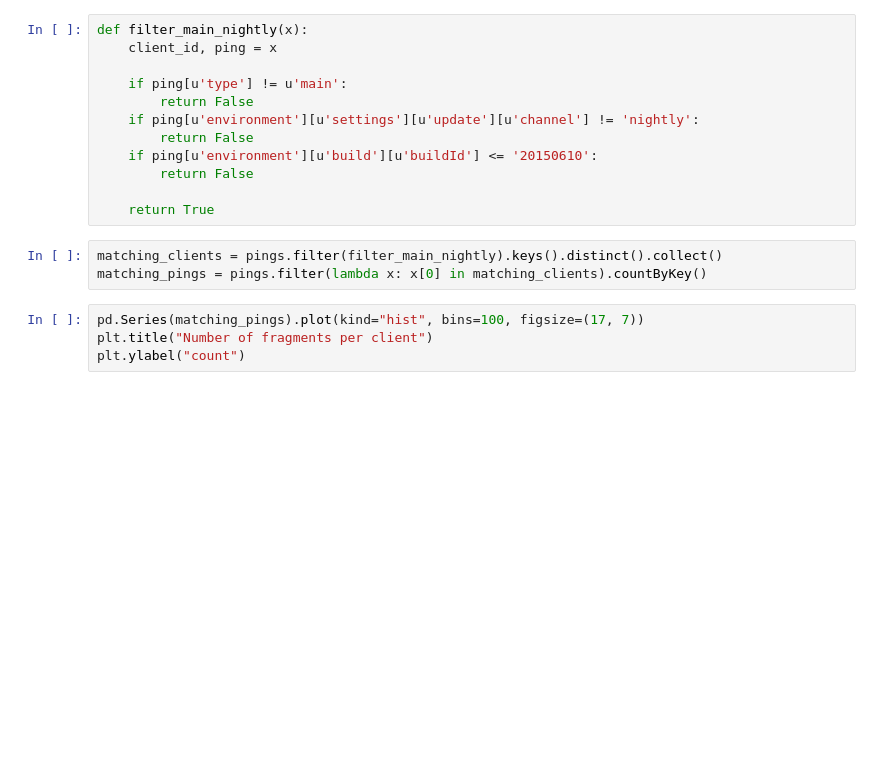
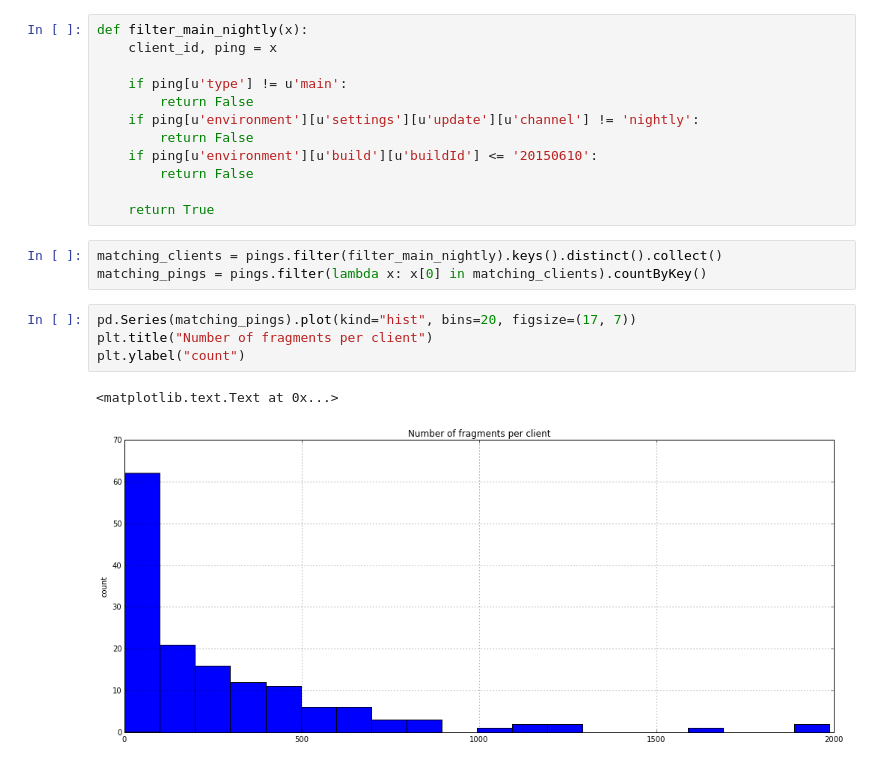
Before and after one commit to mozilla/emr-bootstrap-spark, a Jupyter notebook: Unified Telemetry-FHR Hello World.ipynb, the cells around one changed output. Drawn from its saved outputs; the diff is of its cells as text; blank space fills up the shorter version.

```diff
--- a/Unified Telemetry-FHR Hello World.ipynb
+++ b/Unified Telemetry-FHR Hello World.ipynb
@@ -162,6 +162,9 @@ def filter_main_nightly(x):
 matching_clients = pings.filter(filter_main_nightly).keys().distinct().collect()
 matching_pings = pings.filter(lambda x: x[0] in matching_clients).countByKey()
 # %%
-pd.Series(matching_pings).plot(kind="hist", bins=100, figsize=(17, 7))
+pd.Series(matching_pings).plot(kind="hist", bins=20, figsize=(17, 7))
 plt.title("Number of fragments per client")
 plt.ylabel("count")
+# %% [output]
+<matplotlib.text.Text at 0x...>
+[figure, added]
```
